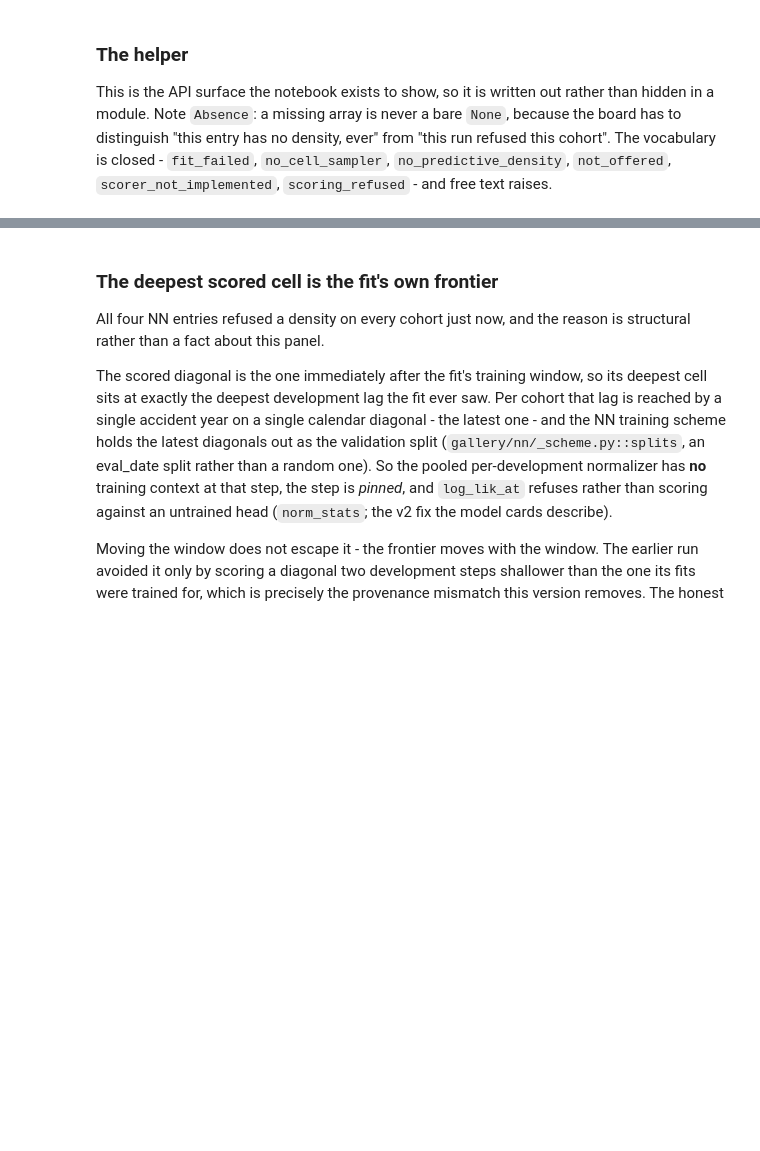
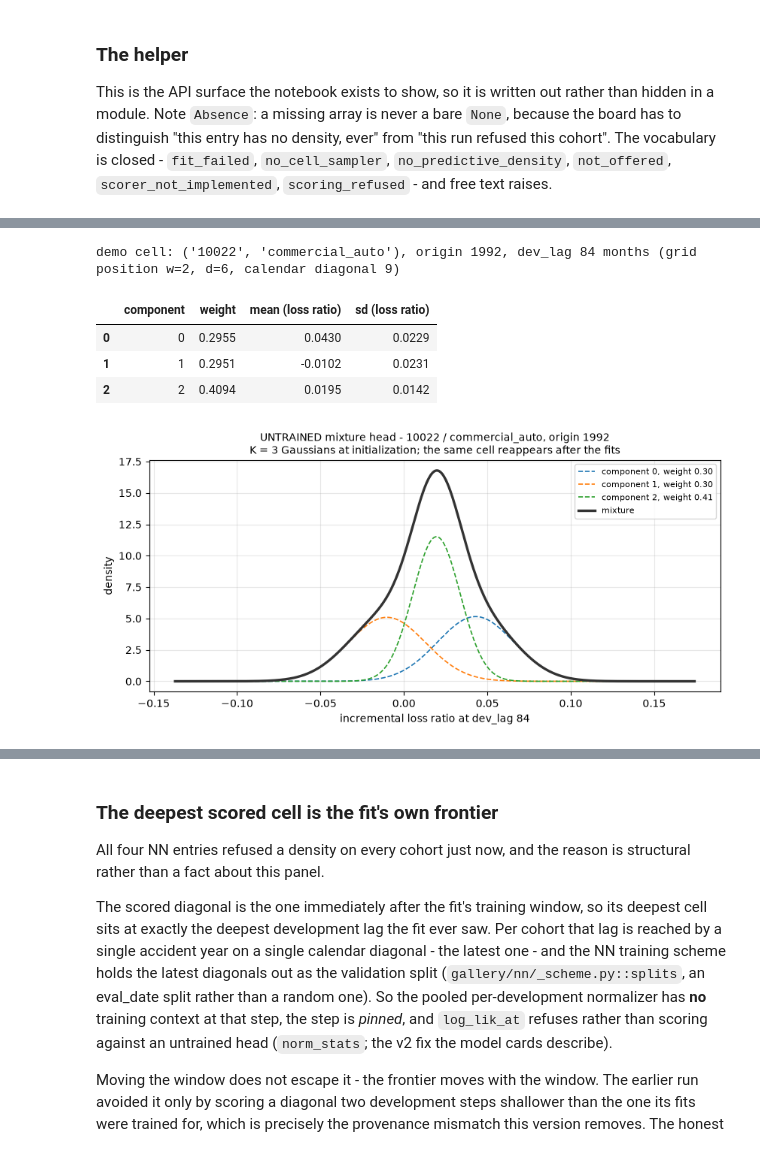
Before and after one commit to EKtheSage/ibnr, a Jupyter notebook: analysis/03_gallery_api_comparison.ipynb, the cells around one changed output, grey strips where cells are left out. Drawn from its saved outputs; the diff is of its cells as text; code cells hidden in the pictures; blank space fills up the shorter version.

```diff
--- a/analysis/03_gallery_api_comparison.ipynb
+++ b/analysis/03_gallery_api_comparison.ipynb
@@ -724,0 +1264,71 @@ compartmental 462.9s (18.5s per cohort)
+# %%
+# The cell that gets revisited after training: the deepest cell on the scored diagonal whose
+# dev step is not pinned. (A pinned dev has no trained head - the section right after the
+# fits explains why the deepest cell of all always sits at one, hence its exclusion here.)
+_cand = np.argwhere((nn_contract["cal_idx"] == SCORED_DIAG) & ~demo_pinned[0][None, :])
+_pick = _cand[_cand[:, 1].argmax()]
+DEMO_W, DEMO_D = int(_pick[0]), int(_pick[1])
+DEMO_DEV_LAG = (DEMO_D + 1) * nn_contract["dev_grain_months"]
+print(
+    f"demo cell: {DEMO}, origin {_years[DEMO_W]}, dev_lag {DEMO_DEV_LAG} months "
+    f"(grid position w={DEMO_W}, d={DEMO_D}, calendar diagonal {SCORED_DIAG})"
+)
+
+
+def mixture_components(log_pi, mu, sigma, dev, grid, mean0, std0):
+    """The K weighted Gaussian densities on the LOSS-RATIO scale: (K, len(grid)).
+
+    The head models the standardized ratio z, so each component's mean and scale are
+    un-standardized with that dev step's statistics before being evaluated, and the
+    density is divided by the standard deviation as the change of variable requires.
+    """
+    m = np.asarray(mu) * std0[dev] + mean0[dev]
+    s = np.asarray(sigma) * std0[dev]
+    w = np.exp(np.asarray(log_pi))
+    z = (grid[None, :] - m[:, None]) / s[:, None]
+    return w[:, None] * np.exp(-0.5 * z**2) / (s[:, None] * np.sqrt(2 * np.pi))
+
+
+_lp = demo_log_pi[DEMO_CI, DEMO_W, DEMO_D].numpy()
+_mu = demo_mu[DEMO_CI, DEMO_W, DEMO_D].numpy()
+_sg = demo_sigma[DEMO_CI, DEMO_W, DEMO_D].numpy()
+display(
+    pd.DataFrame(
+        {
+            "component": range(demo_cfg.n_components),
+            "weight": np.exp(_lp),
+            "mean (loss ratio)": _mu * demo_std[0, DEMO_D] + demo_mean[0, DEMO_D],
+            "sd (loss ratio)": _sg * demo_std[0, DEMO_D],
+        }
+    ).round(4)
+)
+
+grid_a = np.linspace(
+    demo_mean[0, DEMO_D] - 5 * demo_std[0, DEMO_D],
+    demo_mean[0, DEMO_D] + 5 * demo_std[0, DEMO_D],
+    600,
+)
+comp_a = mixture_components(_lp, _mu, _sg, DEMO_D, grid_a, demo_mean[0], demo_std[0])
+fig, ax = plt.subplots(figsize=(8.5, 4.2))
+for k in range(comp_a.shape[0]):
+    ax.plot(grid_a, comp_a[k], lw=1.2, ls="--", label=f"component {k}, weight {np.exp(_lp[k]):.2f}")
+ax.plot(grid_a, comp_a.sum(axis=0), lw=2.4, color="#333333", label="mixture")
+ax.set_xlabel(f"incremental loss ratio at dev_lag {DEMO_DEV_LAG}")
+ax.set_ylabel("density")
+ax.set_title(
+    f"UNTRAINED mixture head - {DEMO[0]} / {DEMO[1]}, origin {_years[DEMO_W]}\n"
+    f"K = {demo_cfg.n_components} Gaussians at initialization; the same cell reappears after "
+    "the fits",
+    fontsize=10,
+)
+ax.legend(fontsize=8)
+ax.grid(alpha=0.3)
+fig.tight_layout()
+plt.show()
+# %% [output]
+demo cell: ('10022', 'commercial_auto'), origin 1992, dev_lag 84 months (grid position w=2, d=6, calendar diagonal 9)
+|  | component | weight | mean (loss ratio) | sd (loss ratio) |
+| 0 | 0 | 0.2955 | 0.0430 | 0.0229 |
+| 1 | 1 | 0.2951 | -0.0102 | 0.0231 |
+| 2 | 2 | 0.4094 | 0.0195 | 0.0142 |
+[figure, added]
```
Also changed, not shown: parts of 43 cells of this notebook, 3 other files.
